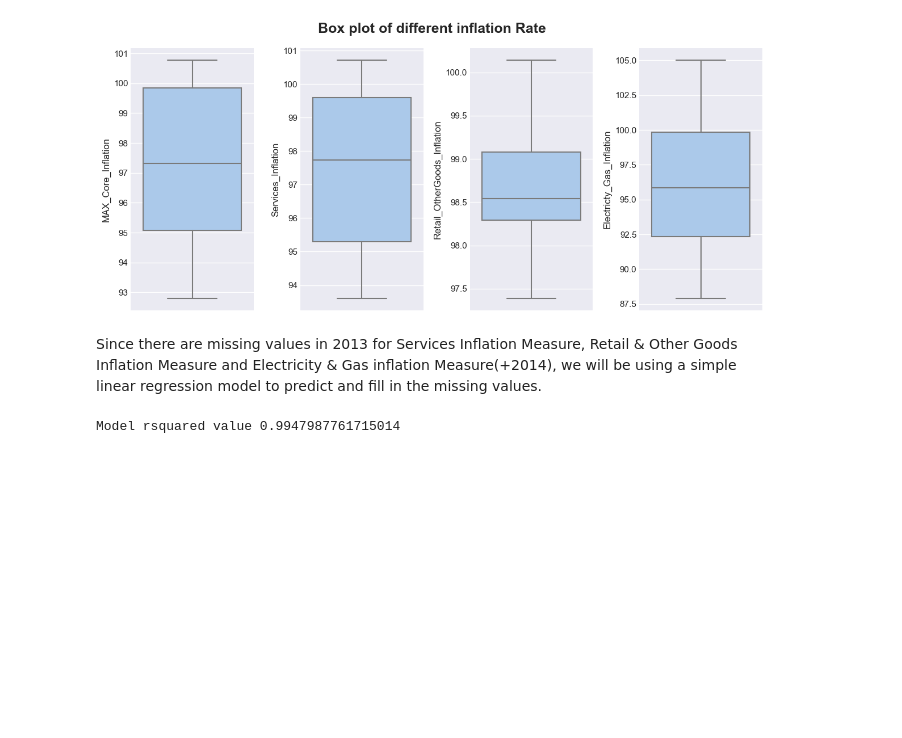
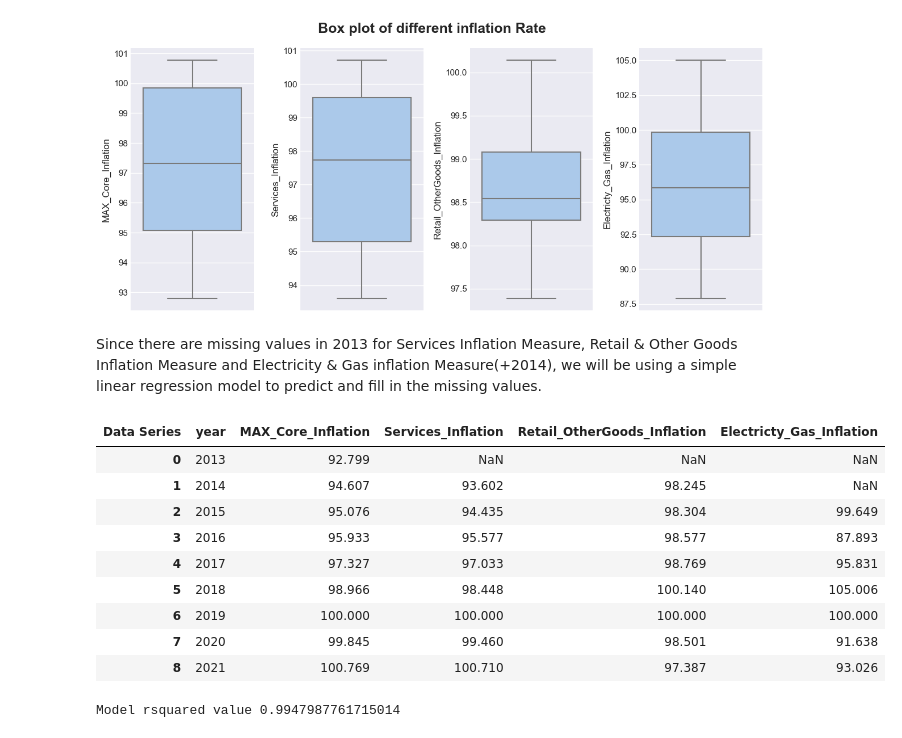
Before and after one commit to y0ngjie/PDAS-ST1510-CA2, a Jupyter notebook: CA2.ipynb, the cells around one changed output. Drawn from its saved outputs; the diff is of its cells as text; code cells hidden in the pictures; blank space fills up the shorter version.

```diff
--- a/CA2.ipynb
+++ b/CA2.ipynb
@@ -387,6 +388,19 @@ plt.show()
 [figure]
 # %% [markdown]
 Since there are missing values in 2013 for Services Inflation Measure, Retail & Other Goods Inflation Measure and Electricity & Gas inflation Measure(+2014), we will be using a simple linear regression model to predict and fill in the missing values.
+# %%
+inflationRateDf_filtered
+# %% [output]
+| Data Series | year | MAX_Core_Inflation | Services_Inflation | Retail_OtherGoods_Inflation | Electricty_Gas_Inflation |
+| 0 | 2013 | 92.799 | NaN | NaN | NaN |
+| 1 | 2014 | 94.607 | 93.602 | 98.245 | NaN |
+| 2 | 2015 | 95.076 | 94.435 | 98.304 | 99.649 |
+| 3 | 2016 | 95.933 | 95.577 | 98.577 | 87.893 |
+| 4 | 2017 | 97.327 | 97.033 | 98.769 | 95.831 |
+| 5 | 2018 | 98.966 | 98.448 | 100.140 | 105.006 |
+| 6 | 2019 | 100.000 | 100.000 | 100.000 | 100.000 |
+| 7 | 2020 | 99.845 | 99.460 | 98.501 | 91.638 |
+| 8 | 2021 | 100.769 | 100.710 | 97.387 | 93.026 |
 # %%
 # Create traing data
 train_inflation = inflationRateDf_filtered.dropna()
```
Also changed, not shown: parts of 42 cells of this notebook, 3 other files.
